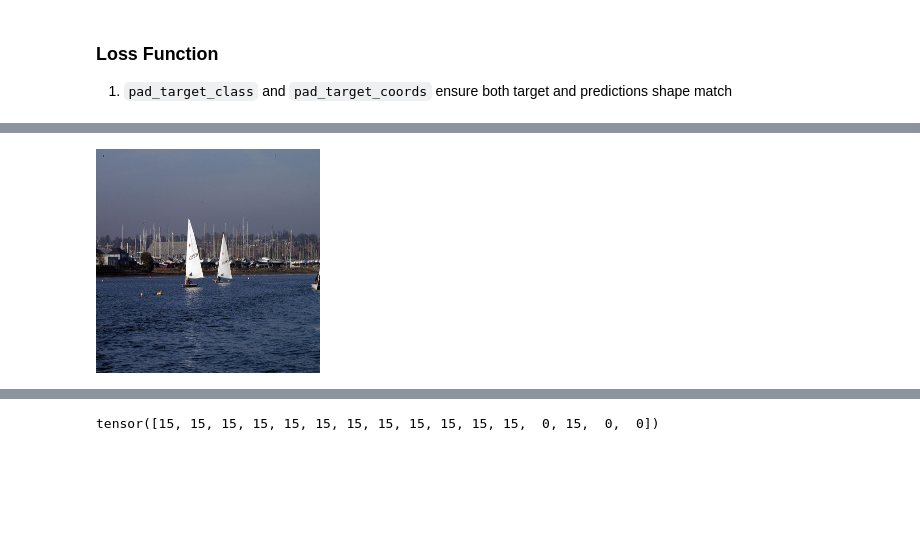
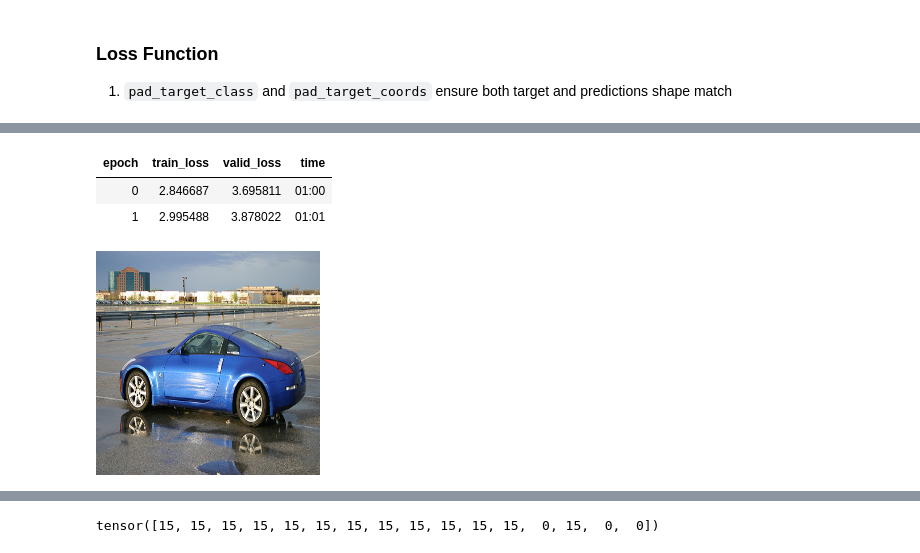
Before and after one commit to sidravic/SSD_ObjectDetection_2, a Jupyter notebook: train/MultiLabelObjectDetection.ipynb, the cells around one changed output, grey strips where cells are left out. Drawn from its saved outputs; the diff is of its cells as text; code cells hidden in the pictures; blank space fills up the shorter version.

```diff
--- a/train/MultiLabelObjectDetection.ipynb
+++ b/train/MultiLabelObjectDetection.ipynb
@@ -721,0 +774,6 @@ learn.fit_one_cycle(5, slice(1e-2))
+# %%
+learn.fit_one_cycle(2, slice(1e-6))
+# %% [output]
+| epoch | train_loss | valid_loss | time |
+| 0 | 2.846687 | 3.695811 | 01:00 |
+| 1 | 2.995488 | 3.878022 | 01:01 |
@@ -725,8 +785,8 @@ itero = iter(data.valid_dl)
 x, y = next(itero)
 # %%
 
-Image(x[13])
+Image(x[0])
 # %% [output]
-[figure, old version]
+[figure, new version]
 # %%
 res = learn.pred_batch(x)
```
Also changed, not shown: parts of 30 cells of this notebook.
